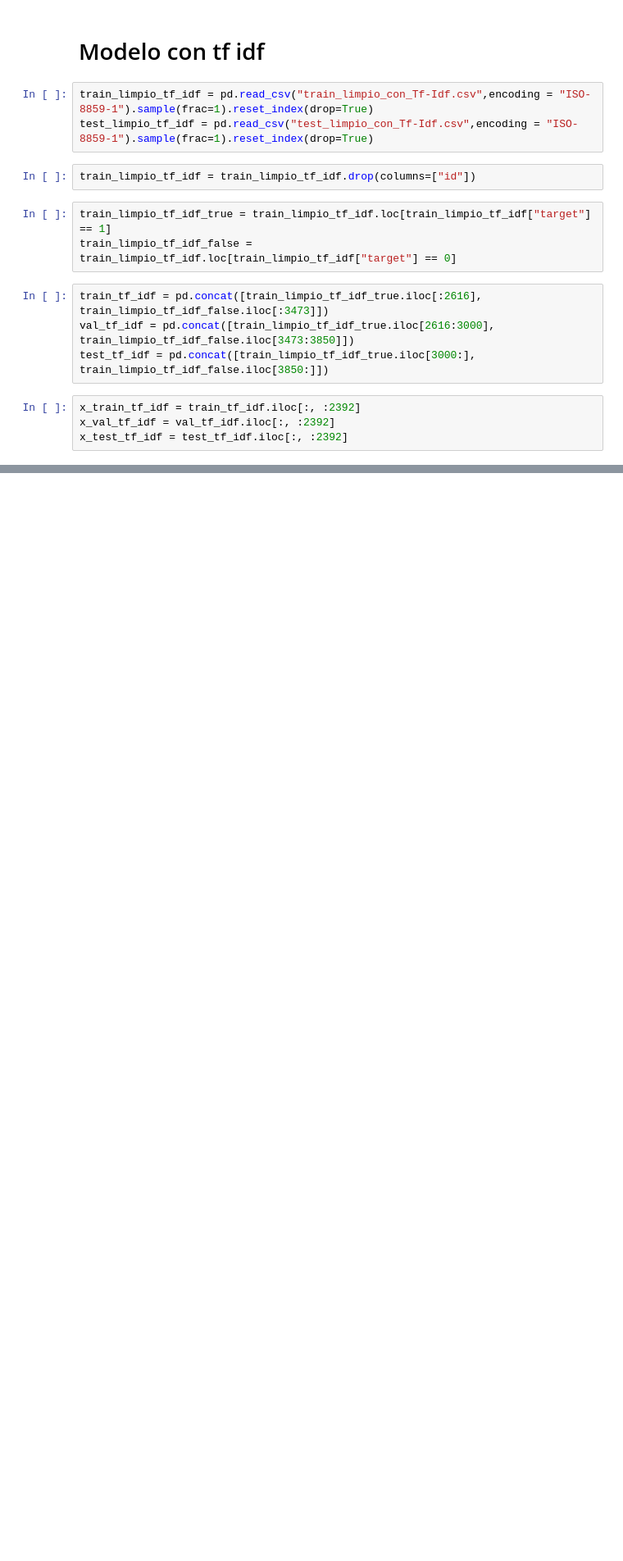
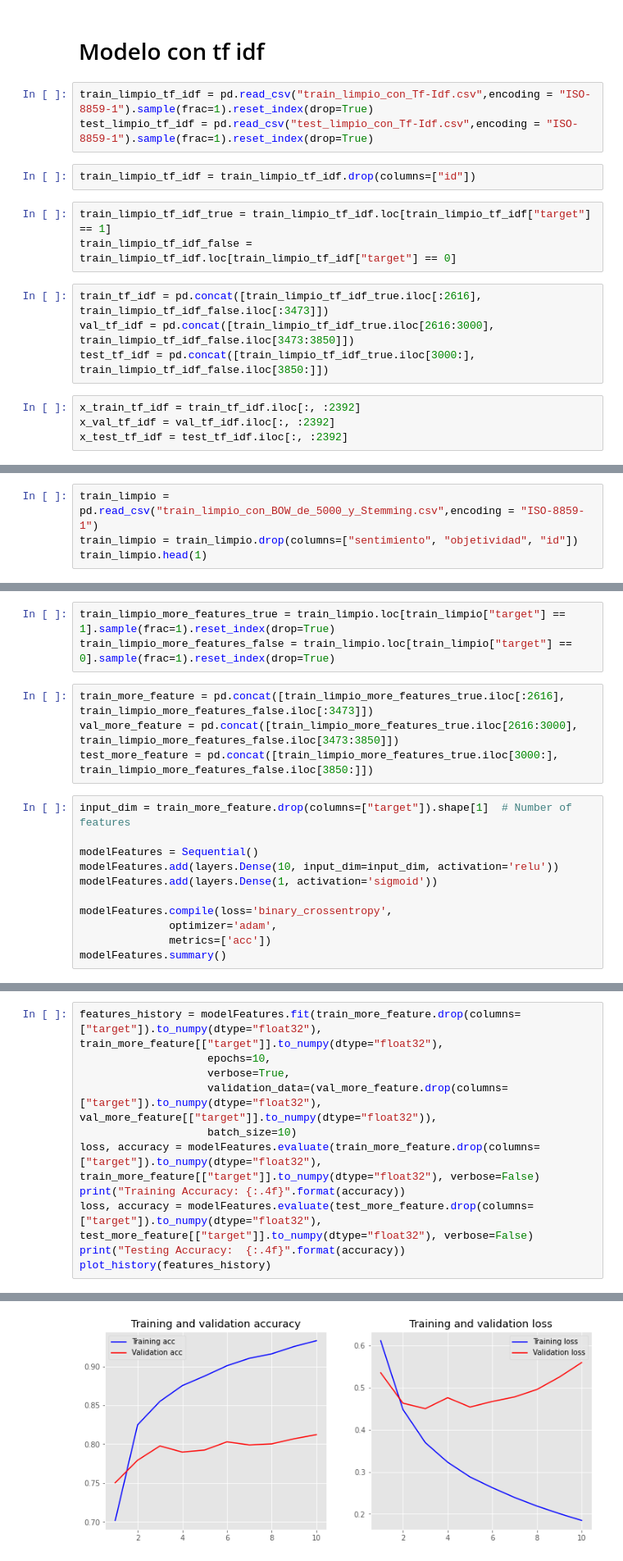
Before and after one commit to andi-carretero/TP2_Datos, a Jupyter notebook: MultipleImprovingNNModels.ipynb, the cells around one changed output, grey strips where cells are left out. Shown at 82% size. Drawn from its saved outputs; the diff is of its cells as text; blank space fills up the shorter version.

Commit message:
Added NN model with more features
Signed-off-by: otlucas <lucas.otero@despegar.com>

```diff
--- a/MultipleImprovingNNModels.ipynb
+++ b/MultipleImprovingNNModels.ipynb
@@ -507,0 +503,4 @@ Testing Accuracy:  0.9725
+# %%
+train_limpio = pd.read_csv("train_limpio_con_BOW_de_5000_y_Stemming.csv",encoding = "ISO-8859-1")
+train_limpio = train_limpio.drop(columns=["sentimiento", "objetividad", "id"])
+train_limpio.head(1)
@@ -507,0 +511,18 @@ Testing Accuracy:  0.9725
+# %%
+train_limpio_more_features_true = train_limpio.loc[train_limpio["target"] == 1].sample(frac=1).reset_index(drop=True)
+train_limpio_more_features_false = train_limpio.loc[train_limpio["target"] == 0].sample(frac=1).reset_index(drop=True)
+# %%
+train_more_feature = pd.concat([train_limpio_more_features_true.iloc[:2616], train_limpio_more_features_false.iloc[:3473]])
+val_more_feature = pd.concat([train_limpio_more_features_true.iloc[2616:3000], train_limpio_more_features_false.iloc[3473:3850]])
+test_more_feature = pd.concat([train_limpio_more_features_true.iloc[3000:], train_limpio_more_features_false.iloc[3850:]])
+# %%
+input_dim = train_more_feature.drop(columns=["target"]).shape[1]  # Number of features
+
+modelFeatures = Sequential()
+modelFeatures.add(layers.Dense(10, input_dim=input_dim, activation='relu'))
+modelFeatures.add(layers.Dense(1, activation='sigmoid'))
+
+modelFeatures.compile(loss='binary_crossentropy',
+              optimizer='adam',
+              metrics=['acc'])
+modelFeatures.summary()
@@ -507,0 +542,12 @@ Testing Accuracy:  0.9725
+# %%
+features_history = modelFeatures.fit(train_more_feature.drop(columns=["target"]).to_numpy(dtype="float32"), train_more_feature[["target"]].to_numpy(dtype="float32"),
+                    epochs=10,
+                    verbose=True,
+                    validation_data=(val_more_feature.drop(columns=["target"]).to_numpy(dtype="float32"), val_more_feature[["target"]].to_numpy(dtype="float32")),
+                    batch_size=10)
+loss, accuracy = modelFeatures.evaluate(train_more_feature.drop(columns=["target"]).to_numpy(dtype="float32"), train_more_feature[["target"]].to_numpy(dtype="float32"), verbose=False)
+print("Training Accuracy: {:.4f}".format(accuracy))
+loss, accuracy = modelFeatures.evaluate(test_more_feature.drop(columns=["target"]).to_numpy(dtype="float32"), test_more_feature[["target"]].to_numpy(dtype="float32"), verbose=False)
+print("Testing Accuracy:  {:.4f}".format(accuracy))
+plot_history(features_history)
+# %% [output]
@@ -507,0 +571 @@ Testing Accuracy:  0.9725
+[figure, added]
```
Also changed, not shown: parts of 31 cells of this notebook, 1 other file.
